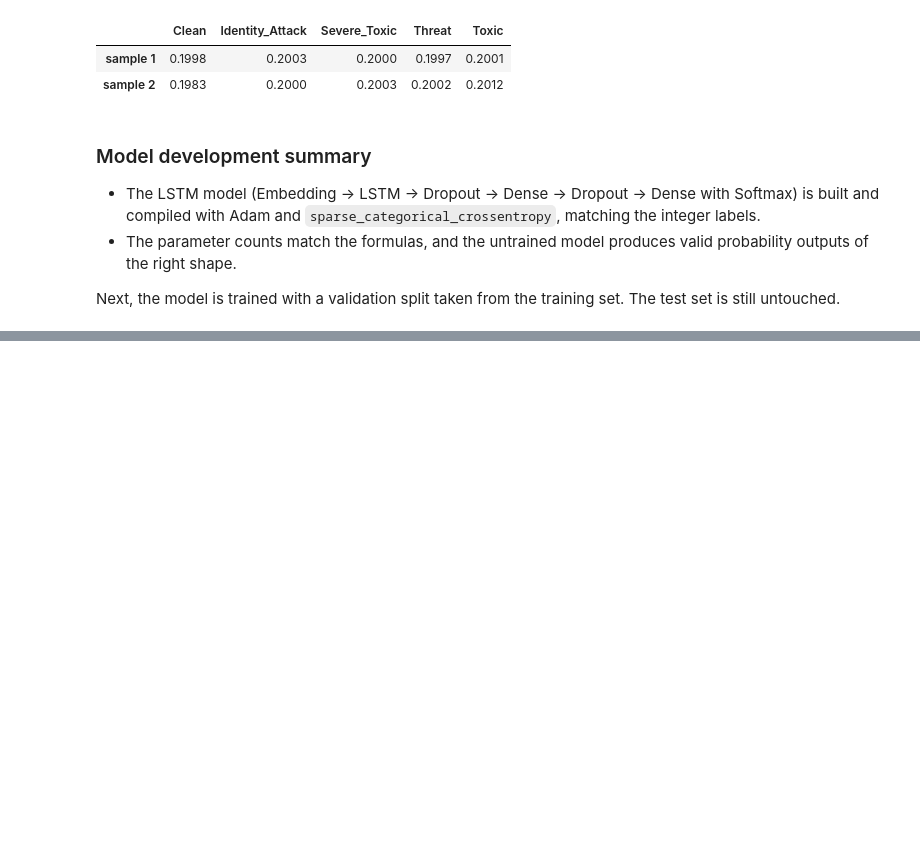
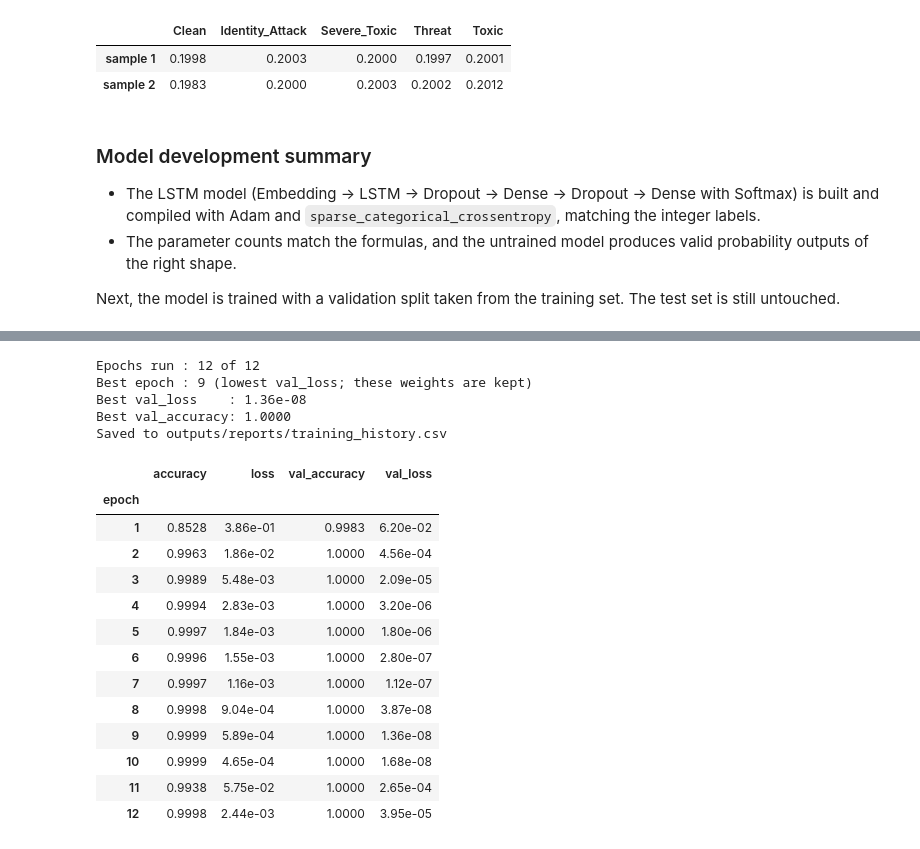
Before and after one commit to ah0890/toxic-comment-classification-dl, a Jupyter notebook: notebooks/toxic_comment_classification.ipynb, the cells around one changed output, grey strips where cells are left out. Drawn from its saved outputs; the diff is of its cells as text; code cells hidden in the pictures; blank space fills up the shorter version.

Commit message:
feat: train and save toxicity classification model

```diff
--- a/notebooks/toxic_comment_classification.ipynb
+++ b/notebooks/toxic_comment_classification.ipynb
@@ -1217,0 +1290,17 @@ still untouched.
+# %%
+import time
+
+keras.utils.set_random_seed(RANDOM_STATE)
+start_time = time.time()
+
+history = model.fit(
+    X_tr, y_tr,
+    validation_data=(X_val, y_val),
+    epochs=EPOCHS,
+    batch_size=BATCH_SIZE,
+    callbacks=[early_stopping],
+    verbose=2,
+)
+
+training_seconds = time.time() - start_time
+print(f"\nTraining finished in {training_seconds:.1f} seconds")
@@ -1217,0 +1331,42 @@ still untouched.
+# %%
+history_df = pd.DataFrame(history.history)
+history_df.index = range(1, len(history_df) + 1)
+history_df.index.name = "epoch"
+history_df.to_csv(REPORTS_DIR / "training_history.csv")
+
+epochs_run = len(history_df)
+best_epoch = int(history_df["val_loss"].idxmin())
+
+print(f"Epochs run : {epochs_run} of {EPOCHS}")
+print(f"Best epoch : {best_epoch} (lowest val_loss; these weights are kept)")
+print(f"Best val_loss    : {history_df.loc[best_epoch, 'val_loss']:.2e}")
+print(f"Best val_accuracy: {history_df.loc[best_epoch, 'val_accuracy']:.4f}")
+print("Saved to outputs/reports/training_history.csv")
+
+# Loss values become very small, so they are shown in scientific notation (e.g. 1.36e-08)
+history_display = history_df.copy()
+for col in ["accuracy", "val_accuracy"]:
+    history_display[col] = history_df[col].map("{:.4f}".format)
+for col in ["loss", "val_loss"]:
+    history_display[col] = history_df[col].map("{:.2e}".format)
+history_display
+# %% [output]
+Epochs run : 12 of 12
+Best epoch : 9 (lowest val_loss; these weights are kept)
+Best val_loss    : 1.36e-08
+Best val_accuracy: 1.0000
+Saved to outputs/reports/training_history.csv
+|  | accuracy | loss | val_accuracy | val_loss |
+| epoch |  |  |  |  |
+| 1 | 0.8528 | 3.86e-01 | 0.9983 | 6.20e-02 |
+| 2 | 0.9963 | 1.86e-02 | 1.0000 | 4.56e-04 |
+| 3 | 0.9989 | 5.48e-03 | 1.0000 | 2.09e-05 |
+| 4 | 0.9994 | 2.83e-03 | 1.0000 | 3.20e-06 |
+| 5 | 0.9997 | 1.84e-03 | 1.0000 | 1.80e-06 |
+| 6 | 0.9996 | 1.55e-03 | 1.0000 | 2.80e-07 |
+| 7 | 0.9997 | 1.16e-03 | 1.0000 | 1.12e-07 |
+| 8 | 0.9998 | 9.04e-04 | 1.0000 | 3.87e-08 |
+| 9 | 0.9999 | 5.89e-04 | 1.0000 | 1.36e-08 |
+| 10 | 0.9999 | 4.65e-04 | 1.0000 | 1.68e-08 |
+| 11 | 0.9938 | 5.75e-02 | 1.0000 | 2.65e-04 |
+| 12 | 0.9998 | 2.44e-03 | 1.0000 | 3.95e-05 |
```
Also changed, not shown: parts of 15 cells of this notebook, 2 other files.
